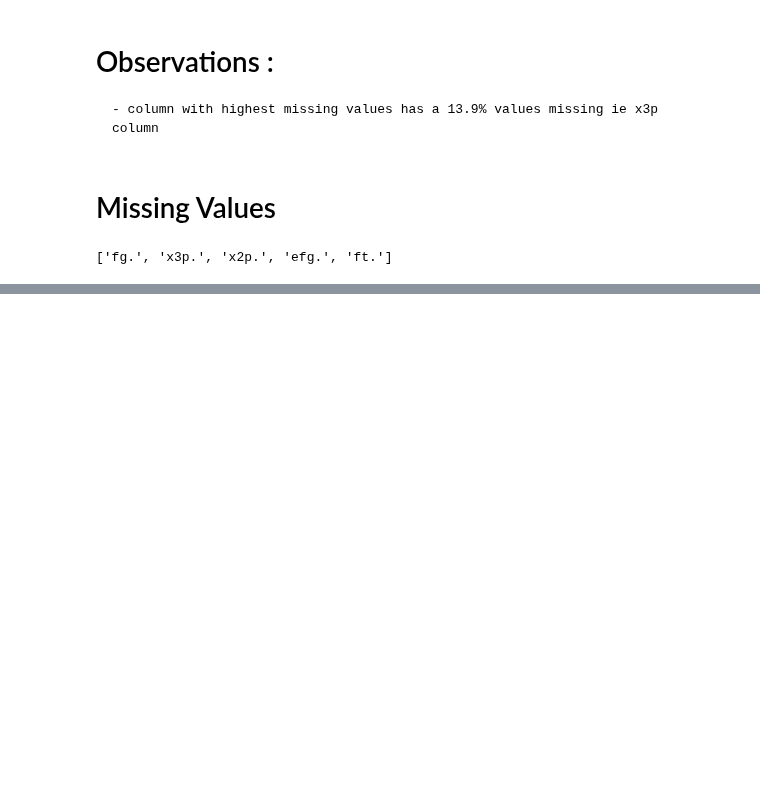
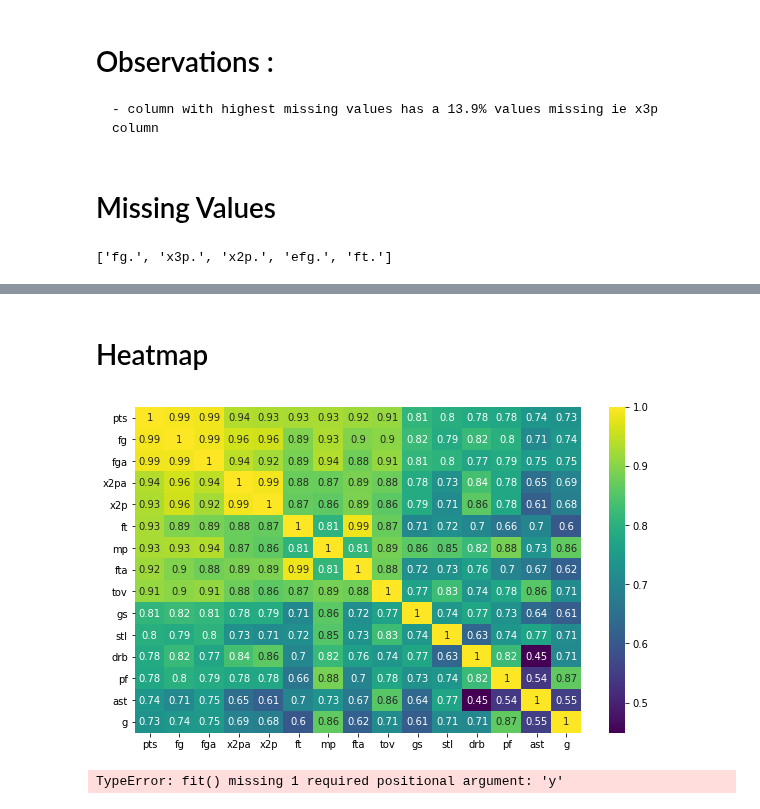
Before and after one commit to RancyChepchirchir/Assignments, a Jupyter notebook: 20.KNN_Assignment.ipynb, the cells around one changed output, grey strips where cells are left out. Cells and saved outputs as stored; diff of their text form; code cells hidden in the pictures; blank space fills up the shorter version.

Commit message:
Modeling

```diff
--- a/20.KNN_Assignment.ipynb
+++ b/20.KNN_Assignment.ipynb
@@ -81,0 +137,3 @@ Data is clean , data has no missing values in columns
+# %%
+num_cols = list(nba._get_numeric_data().columns)
+num_cols
@@ -81,0 +158,13 @@ Data is clean , data has no missing values in columns
+# %% [markdown]
+# Heatmap
+# %%
+target = 'pts'
+# %%
+k = 15
+cols = nba[num_cols].corr().nlargest(k , target)[target].index
+cm = nba[cols].corr()
+plt.figure(figsize = (10,6))
+sns.heatmap(cm , annot=True , cmap='viridis')
+plt.show()
+# %% [output]
+[figure, added]
@@ -81,0 +193,8 @@ Data is clean , data has no missing values in columns
+# %%
+knn = KNeighborsClassifier() # creating KMeans model with 5 clusters
+good_columns = nba._get_numeric_data().dropna(axis=1) # creating KMeans model with 5 clusters
+knn.fit(good_columns)  # Get labels or clustor (cluster label for each label)
+labels = knn.labels_ # Train the model
+labels
+# %% [output]
+TypeError: fit() missing 1 required positional argument: 'y'
```
Also changed, not shown: parts of 26 cells of this notebook.
